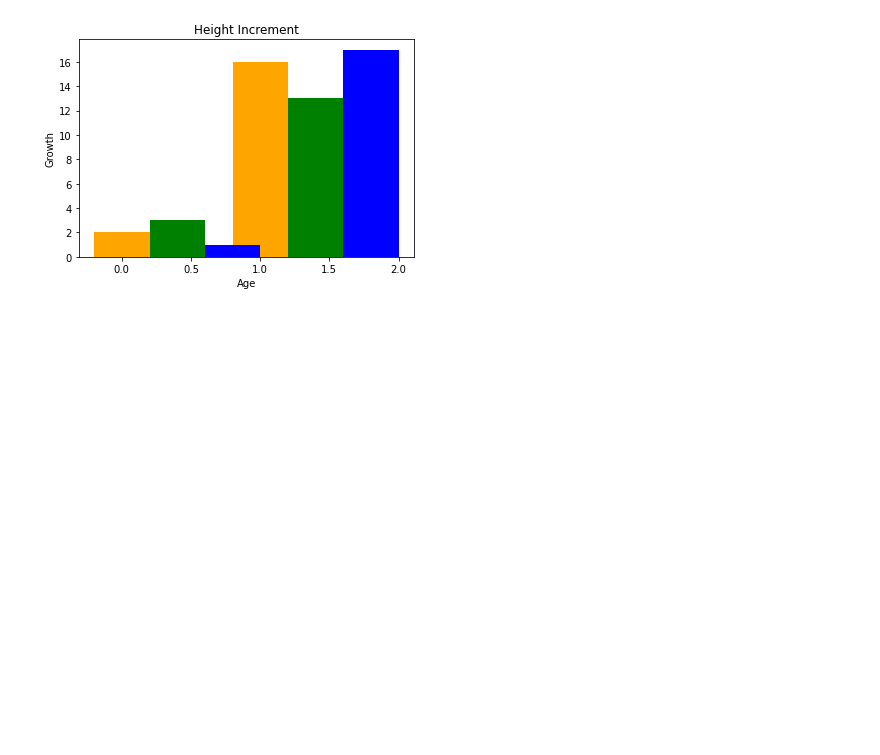
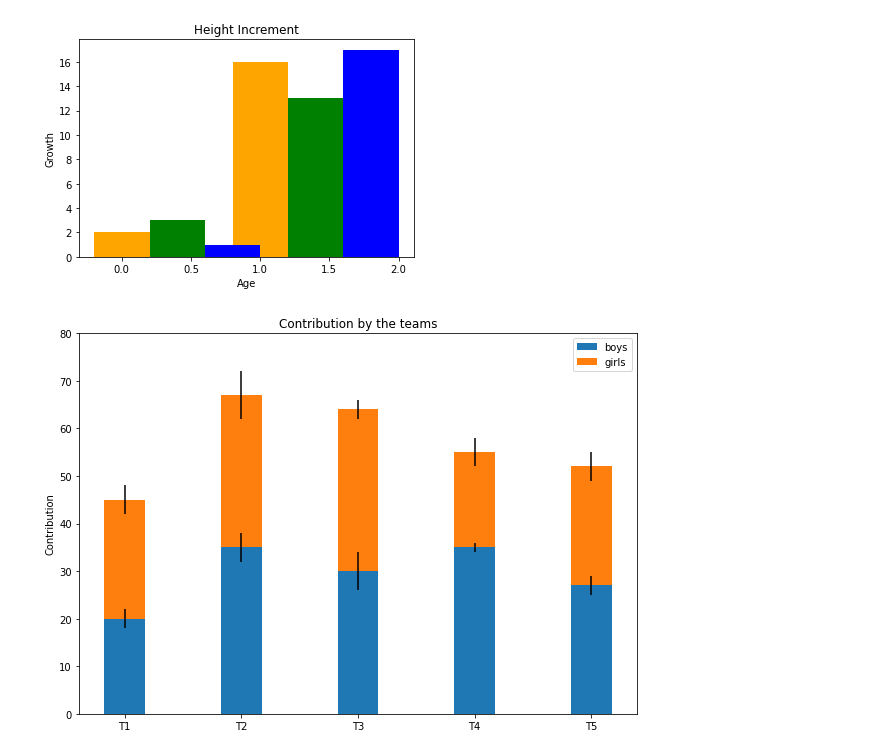
Before and after one commit to MissMwendwa/-30-days-code, a Jupyter notebook: #30 Days of DataScience Matplotlib 4.ipynb, the cells around one changed output. Saved outputs shown, nothing was run; the diff lists cells and outputs as text; code cells hidden in the pictures; blank space fills up the shorter version.

Commit message:
Bar Graphs 2

```diff
--- a/#30 Days of DataScience Matplotlib 4.ipynb
+++ b/#30 Days of DataScience Matplotlib 4.ipynb
@@ -72,3 +72,29 @@ plt.title("Height Increment")
 plt.show()
 # %% [output]
 [figure]
+# %%
+#Second Bar Plots
+
+N = 5
+
+boys = (20, 35, 30, 35, 27)
+girls = (25, 32, 34, 20, 25)
+boyStd = (2, 3, 4, 1, 2)
+girlStd = (3, 5, 2, 3, 3)
+ind = np.arange(N)
+width = 0.35
+
+fig = plt.subplots(figsize =(10, 7))
+p1 = plt.bar(ind, boys, width, yerr = boyStd)
+p2 = plt.bar(ind, girls, width,
+			bottom = boys, yerr = girlStd)
+
+plt.ylabel('Contribution')
+plt.title('Contribution by the teams')
+plt.xticks(ind, ('T1', 'T2', 'T3', 'T4', 'T5'))
+plt.yticks(np.arange(0, 81, 10))
+plt.legend((p1[0], p2[0]), ('boys', 'girls'))
+
+plt.show()
+# %% [output]
+[figure, added]
```
Also changed, not shown: 1 other file.
